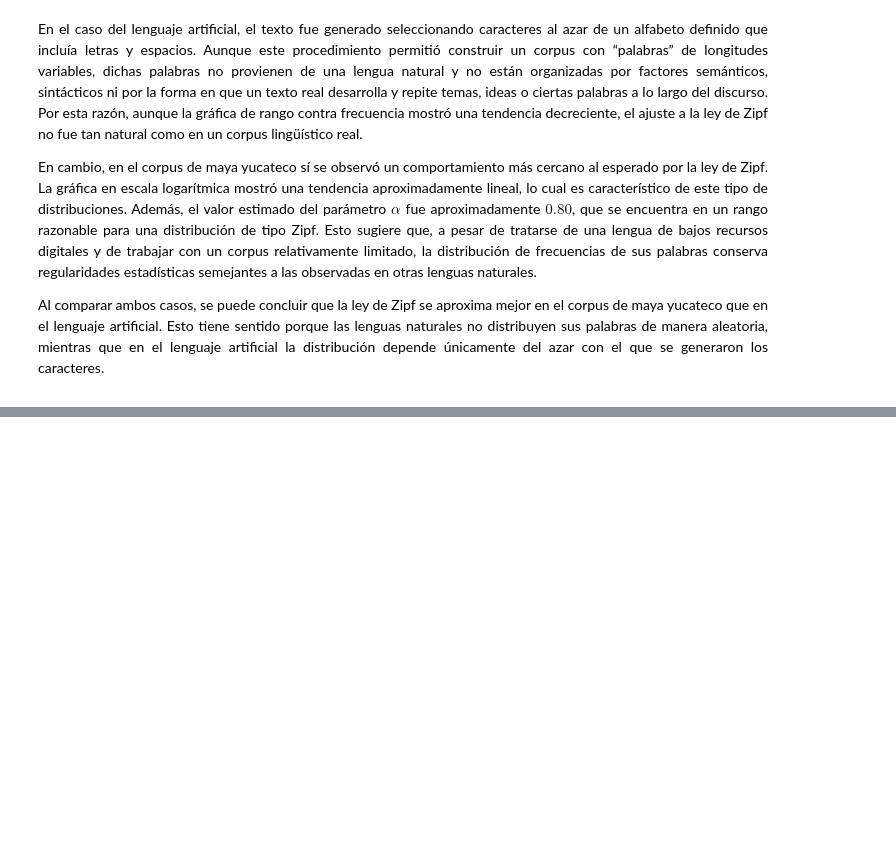
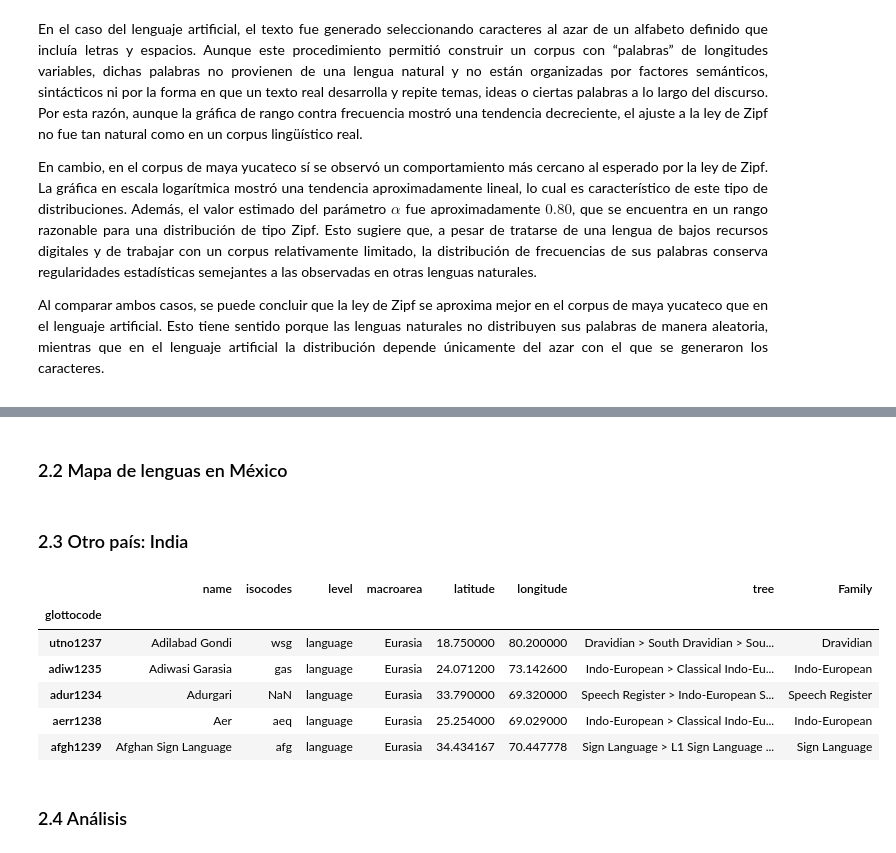
Before and after one commit to SubsetOfMars/cl-2026-2-lab, a Jupyter notebook: practicas/SubsetOfMars/P2/P2.ipynb, the cells around one changed output, grey strips where cells are left out. Cells and saved outputs as stored; diff of their text form; code cells hidden in the pictures; blank space fills up the shorter version.

```diff
--- a/practicas/SubsetOfMars/P2/P2.ipynb
+++ b/practicas/SubsetOfMars/P2/P2.ipynb
@@ -362,0 +469,2 @@ Al comparar ambos casos, se puede concluir que la ley de Zipf se aproxima mejor
+# %% [markdown]
+### 2.2 Mapa de lenguas en México
@@ -362,0 +495,42 @@ Al comparar ambos casos, se puede concluir que la ley de Zipf se aproxima mejor
+# %% [markdown]
+### 2.3 Otro país: India
+# %%
+#coordenadas aproximadas de India
+min_lat_in = 6.0
+max_lat_in = 37.5
+min_long_in = 68.0
+max_long_in = 97.5
+
+#filtra las lenguas que caen dentro de la región geográfica de India
+india_languages = languages[
+    (languages["latitude"] >= min_lat_in)
+    & (languages["latitude"] <= max_lat_in)
+    & (languages["longitude"] >= min_long_in)
+    & (languages["longitude"] <= max_long_in)
+]
+# %%
+#hace una copia del dataframe de India
+india_languages = india_languages.copy()
+
+#reconstruye el linaje de cada lengua
+india_languages["tree"] = india_languages["glottocode"].apply(reconstruir_linaje)
+
+#filtra las lenguas no clasificables
+df_india = india_languages[~india_languages["tree"].isin(["", "Unclassifiable"])].copy()
+
+#extrae la familia lingüística como el primer elemento del linaje
+df_india["Family"] = df_india["tree"].str.split(" > ").str[0]
+
+#usa glottocode como índice
+df_india.set_index("glottocode", inplace=True)
+
+#revisa cómo quedó
+df_india.head()
+# %% [output]
+|  | name | isocodes | level | macroarea | latitude | longitude | tree | Family |
+| glottocode |  |  |  |  |  |  |  |  |
+| utno1237 | Adilabad Gondi | wsg | language | Eurasia | 18.750000 | 80.200000 | Dravidian > South Dravidian > Sou... | Dravidian |
+| adiw1235 | Adiwasi Garasia | gas | language | Eurasia | 24.071200 | 73.142600 | Indo-European > Classical Indo-Eu... | Indo-European |
+| adur1234 | Adurgari | NaN | language | Eurasia | 33.790000 | 69.320000 | Speech Register > Indo-European S... | Speech Register |
+| aerr1238 | Aer | aeq | language | Eurasia | 25.254000 | 69.029000 | Indo-European > Classical Indo-Eu... | Indo-European |
+| afgh1239 | Afghan Sign Language | afg | language | Eurasia | 34.434167 | 70.447778 | Sign Language > L1 Sign Language ... | Sign Language |
@@ -362,0 +558,2 @@ Al comparar ambos casos, se puede concluir que la ley de Zipf se aproxima mejor
+# %% [markdown]
+### 2.4 Análisis
```
Also changed, not shown: parts of 15 cells of this notebook, 3 other files.
